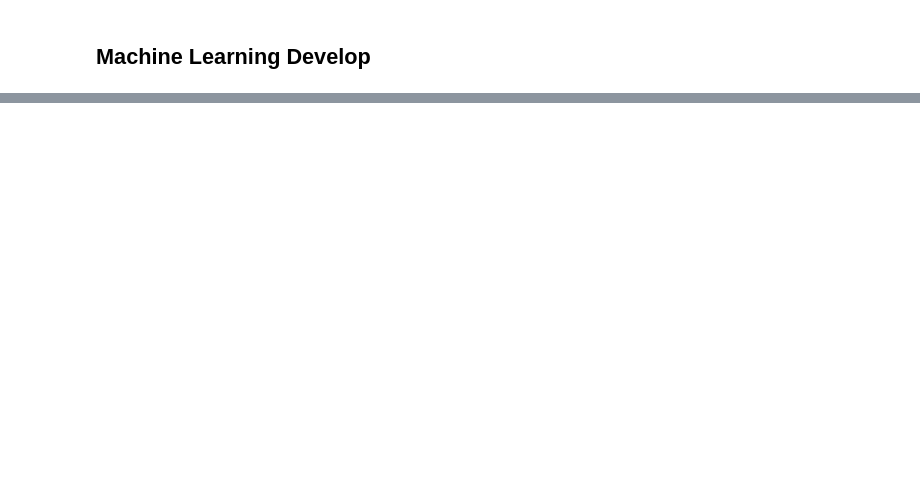
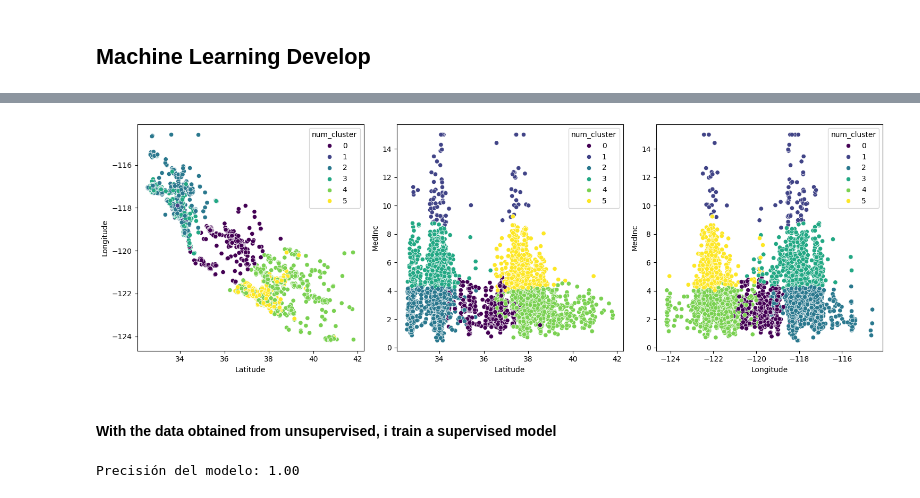
Before and after one commit to gutierenmanuel/unsupervised-learning, a Jupyter notebook: src/04_ml_develop.ipynb, the cells around one changed output, grey strips where cells are left out. Saved outputs shown, nothing was run; the diff lists cells and outputs as text; code cells hidden in the pictures; blank space fills up the shorter version.

```diff
--- a/src/04_ml_develop.ipynb
+++ b/src/04_ml_develop.ipynb
@@ -88,0 +104,4 @@ with warnings.catch_warnings():
+# %%
+y_test = list(model.predict(X_test))
+X_test["num_cluster"] = y_test
+X_test
@@ -88,0 +122,33 @@ with warnings.catch_warnings():
+# %%
+import matplotlib.pyplot as plt
+import seaborn as sns
+
+fig, axis = plt.subplot_mosaic([['a','b','c']], figsize = (15, 5))
+
+sns.scatterplot(ax = axis['a'], data = X_test, x = "Latitude", y = "Longitude", hue = "num_cluster", palette = "viridis")
+sns.scatterplot(ax = axis['b'], data = X_test, x = "Latitude", y = "MedInc", hue = "num_cluster", palette = "viridis")
+sns.scatterplot(ax = axis['c'], data = X_test, x = "Longitude", y = "MedInc", hue = "num_cluster", palette = "viridis")
+plt.tight_layout()
+
+plt.show()
+# %% [output]
+[figure, added]
+# %% [markdown]
+#### With the data obtained from unsupervised, i train a supervised model
+# %%
+
+
+from sklearn.ensemble import RandomForestClassifier
+from sklearn.metrics import accuracy_score
+
+rf_model = RandomForestClassifier(n_estimators=100, random_state = 42)
+rf_model.fit(X_train, y_train)
+
+# Realizar predicciones en el conjunto de prueba
+y_pred = rf_model.predict(X_test)
+
+# Calcular la precisión del modelo
+accuracy = accuracy_score(y_test, y_pred)
+print(f"Precisión del modelo: {accuracy:.2f}")
+# %% [output]
+Precisión del modelo: 1.00
```
Also changed, not shown: parts of 19 cells of this notebook, 6 other files.
